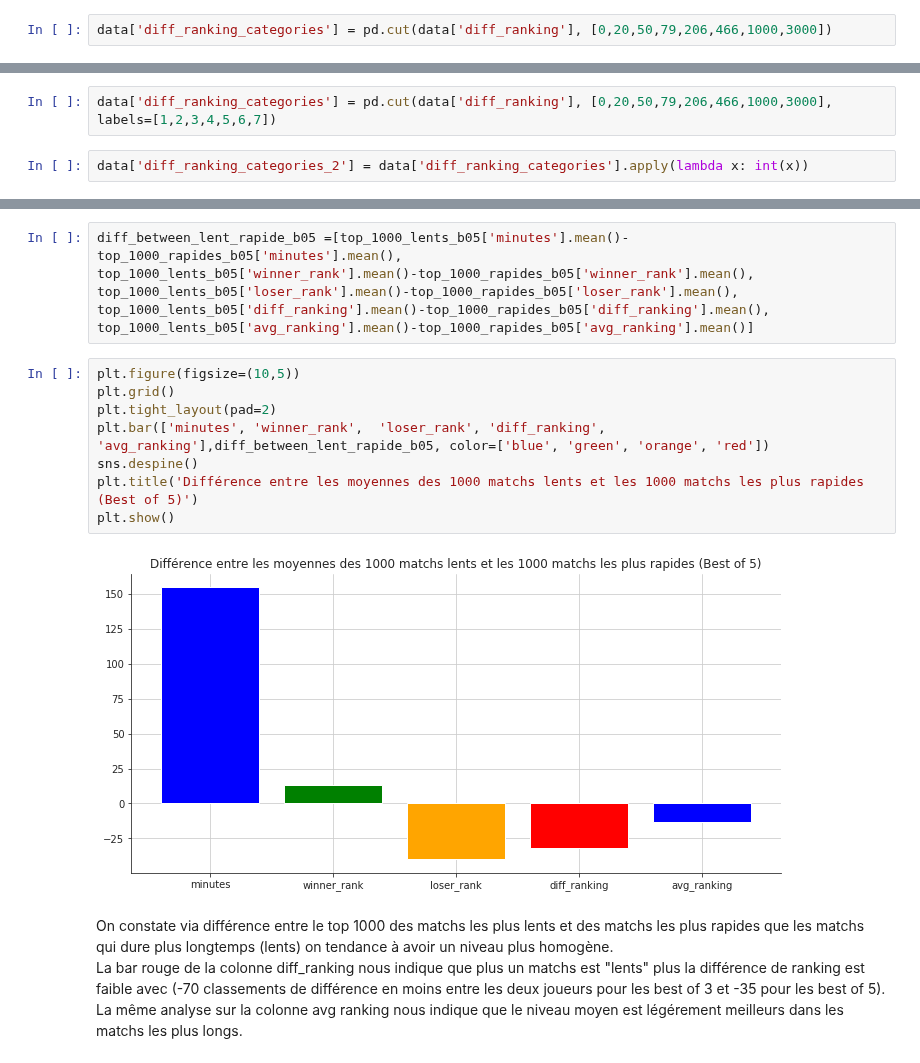
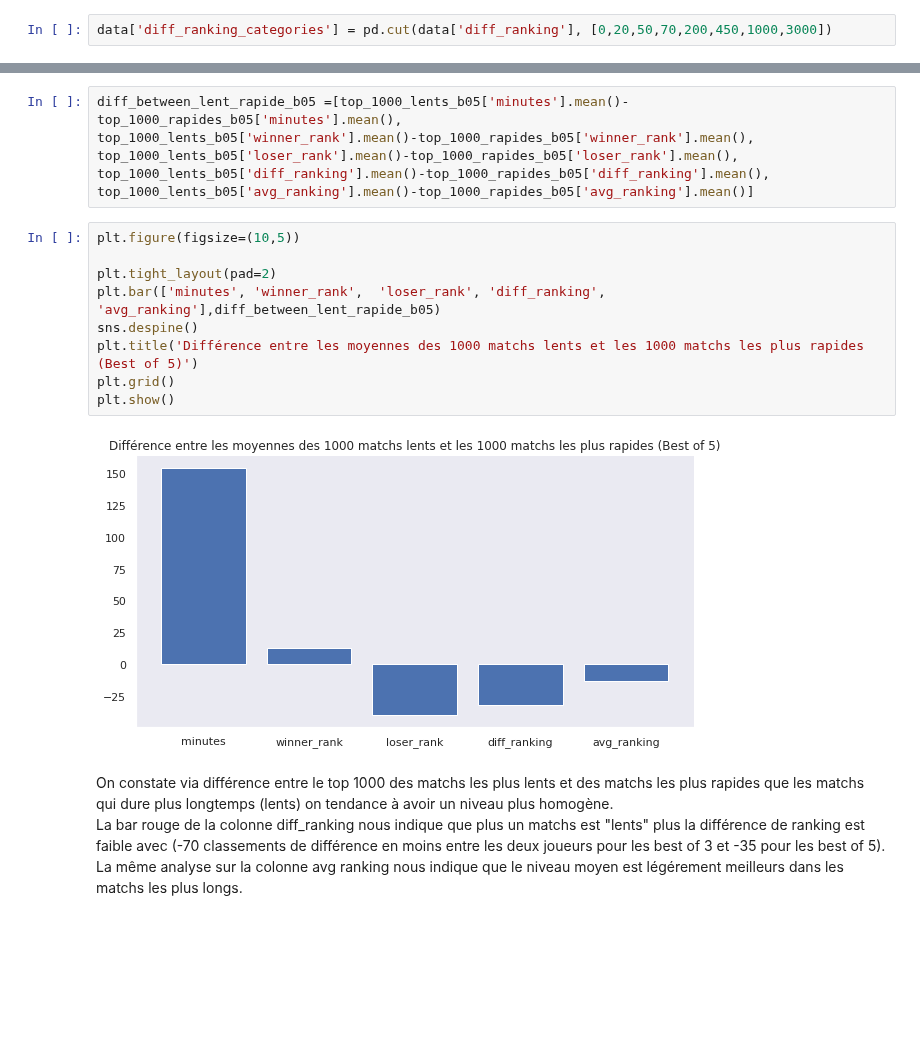
Before and after one commit to CesarRoaldes/tennis_match_time, a Jupyter notebook: EDA.ipynb, the cells around one changed output, grey strips where cells are left out. Drawn from its saved outputs; the diff is of its cells as text; blank space fills up the shorter version.

```diff
--- a/EDA.ipynb
+++ b/EDA.ipynb
@@ -382,4 +366,4 @@ min          1.000000
 max       2125.000000
 Name: diff_ranking, dtype: float64
 # %%
-data['diff_ranking_categories'] = pd.cut(data['diff_ranking'], [0,20,50,79,206,466,1000,3000])
+data['diff_ranking_categories'] = pd.cut(data['diff_ranking'], [0,20,50,70,200,450,1000,3000])
@@ -408,4 +403,0 @@ data[['minutes', 'diff_ranking']].corr()
-# %%
-data['diff_ranking_categories'] = pd.cut(data['diff_ranking'], [0,20,50,79,206,466,1000,3000], labels=[1,2,3,4,5,6,7])
-# %%
-data['diff_ranking_categories_2'] = data['diff_ranking_categories'].apply(lambda x: int(x))
@@ -547,14 +486,15 @@ top_1000_lents_b05['diff_ranking'].mean()-top_1000_rapides_b05['diff_ranking'].m
 top_1000_lents_b05['avg_ranking'].mean()-top_1000_rapides_b05['avg_ranking'].mean()]
 # %%
 plt.figure(figsize=(10,5))
-plt.grid()
+
 plt.tight_layout(pad=2)
-plt.bar(['minutes', 'winner_rank',  'loser_rank', 'diff_ranking', 'avg_ranking'],diff_between_lent_rapide_b05, color=['blue', 'green', 'orange', 'red'])
+plt.bar(['minutes', 'winner_rank',  'loser_rank', 'diff_ranking', 'avg_ranking'],diff_between_lent_rapide_b05)
 sns.despine()
 plt.title('Différence entre les moyennes des 1000 matchs lents et les 1000 matchs les plus rapides (Best of 5)')
+plt.grid()
 plt.show()
 # %% [output]
-[figure, old version]
+[figure, new version]
 # %% [markdown]
 On constate via différence entre le top 1000 des matchs les plus lents et des matchs les plus rapides que les matchs qui dure plus longtemps (lents) on tendance à avoir un niveau plus homogène. <br>
 La bar rouge de la colonne diff_ranking nous indique que plus un matchs est "lents" plus la différence de ranking est faible avec (-70 classements de différence en moins entre les deux joueurs pour les best of 3 et -35 pour les best of 5).<br>
```
Also changed, not shown: parts of 28 cells of this notebook.
